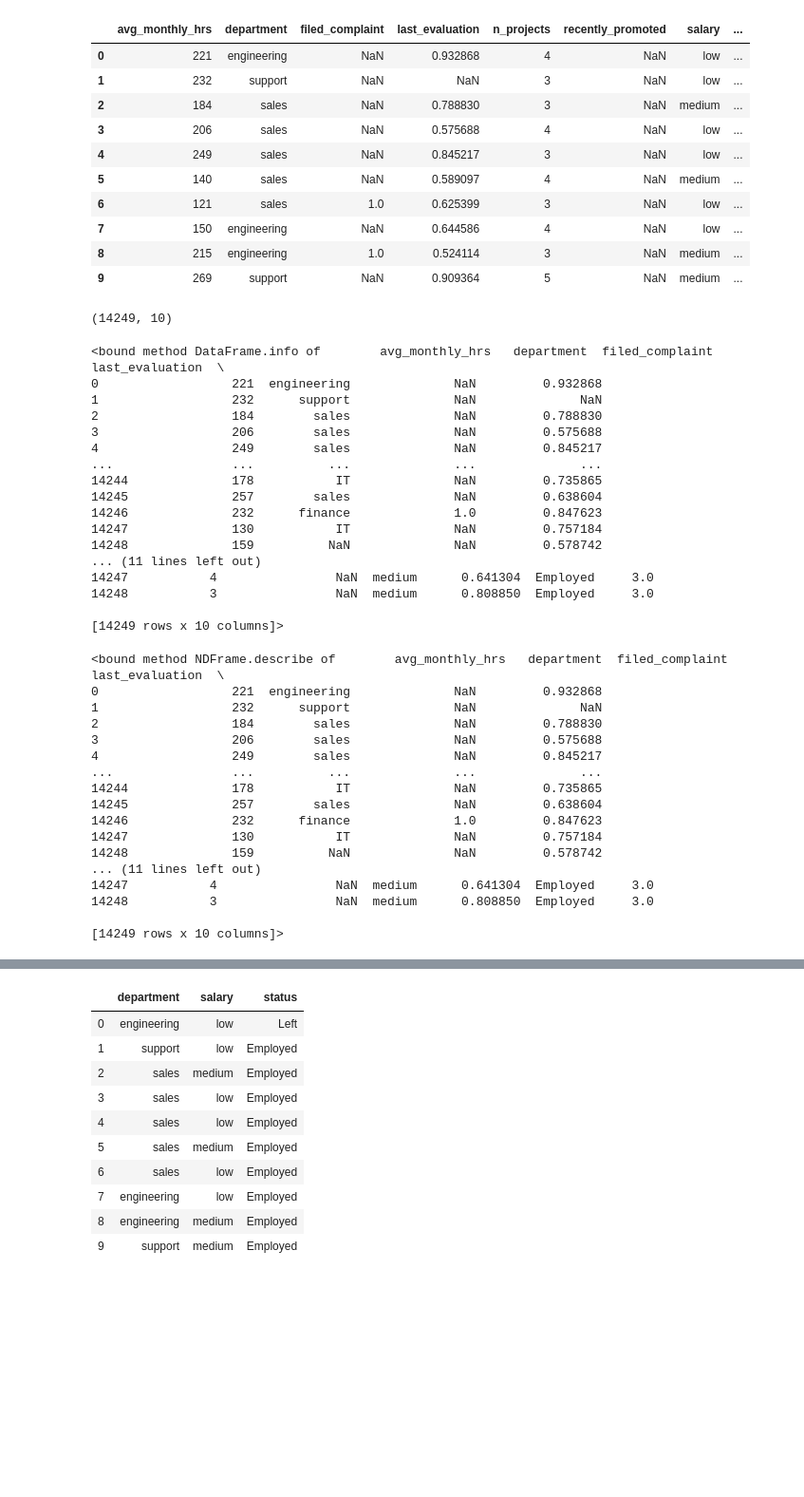
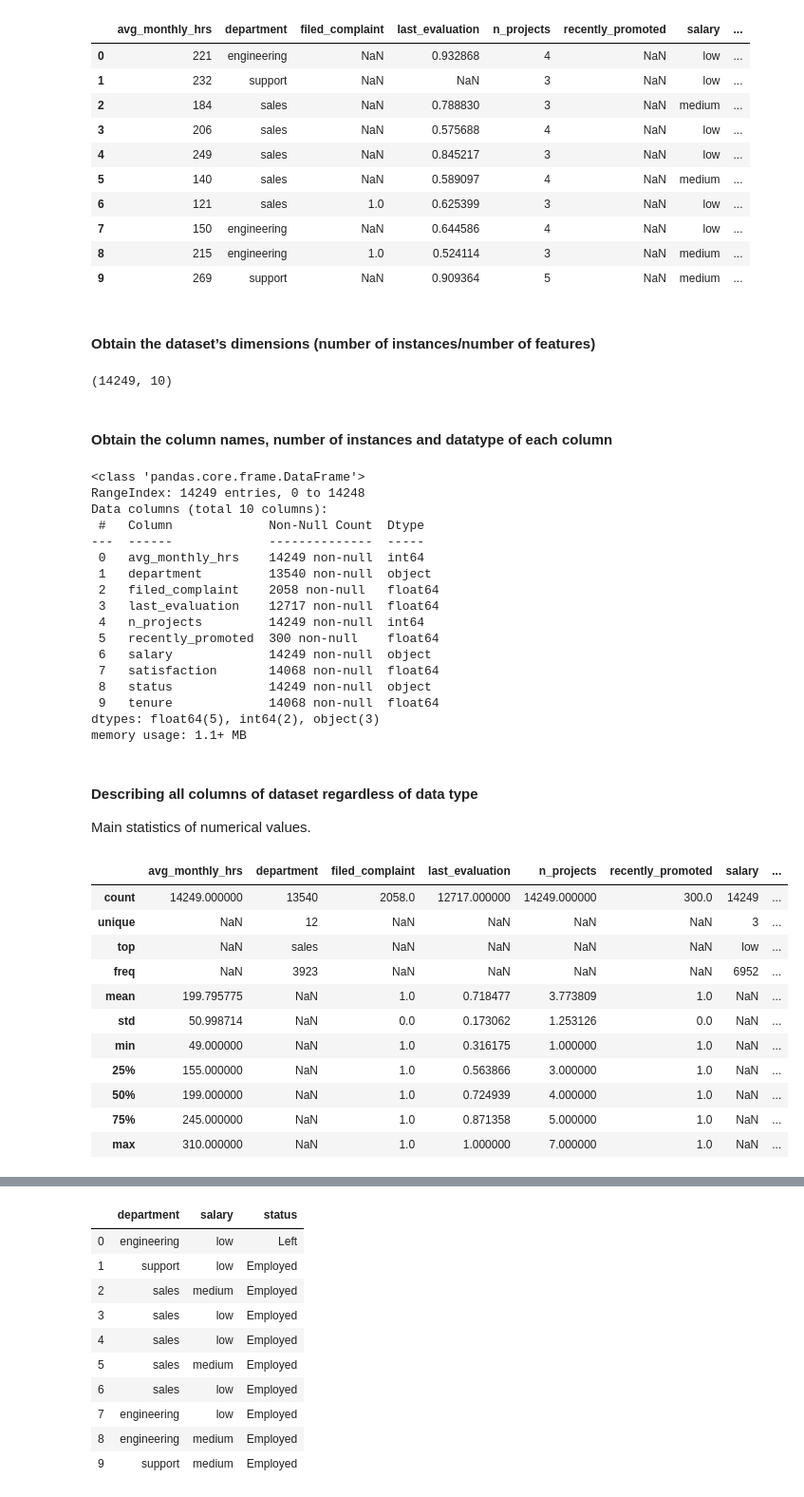
Before and after one commit to zahrachegini100/Machine-Learning, a Jupyter notebook: My_Project_ML.ipynb, the cells around one changed output, grey strips where cells are left out. Shown: that part at 95% size. Saved outputs shown, nothing was run; the diff lists cells and outputs as text; code cells hidden in the pictures; blank space fills up the shorter version.

```diff
--- a/My_Project_ML.ipynb
+++ b/My_Project_ML.ipynb
@@ -23,47 +31,49 @@ employee_data.head(10)
 | 7 | 150 | engineering | NaN | 0.644586 | 4 | NaN | low | ... |
 | 8 | 215 | engineering | 1.0 | 0.524114 | 3 | NaN | medium | ... |
 | 9 | 269 | support | NaN | 0.909364 | 5 | NaN | medium | ... |
+# %% [markdown]
+#### Obtain the dataset’s dimensions (number of instances/number of features)
 # %%
 employee_data.shape
 # %% [output]
 (14249, 10)
+# %% [markdown]
+#### Obtain the column names, number of instances and datatype of each column
 # %%
-employee_data.info
+employee_data.info()
 # %% [output]
-<bound method DataFrame.info of        avg_monthly_hrs   department  filed_complaint  last_evaluation  \
-0                  221  engineering              NaN         0.932868
-1                  232      support              NaN              NaN
-2                  184        sales              NaN         0.788830
-3                  206        sales              NaN         0.575688
-4                  249        sales              NaN         0.845217
-...                ...          ...              ...              ...
-14244              178           IT              NaN         0.735865
-14245              257        sales              NaN         0.638604
-14246              232      finance              1.0         0.847623
-14247              130           IT              NaN         0.757184
-14248              159          NaN              NaN         0.578742
-... (11 lines left out)
-14247           4                NaN  medium      0.641304  Employed     3.0
-14248           3                NaN  medium      0.808850  Employed     3.0
-
-[14249 rows x 10 columns]>
+<class 'pandas.core.frame.DataFrame'>
+RangeIndex: 14249 entries, 0 to 14248
+Data columns (total 10 columns):
+ #   Column             Non-Null Count  Dtype
+---  ------             --------------  -----
+ 0   avg_monthly_hrs    14249 non-null  int64
+ 1   department         13540 non-null  object
+ 2   filed_complaint    2058 non-null   float64
+ 3   last_evaluation    12717 non-null  float64
+ 4   n_projects         14249 non-null  int64
+ 5   recently_promoted  300 non-null    float64
+ 6   salary             14249 non-null  object
+ 7   satisfaction       14068 non-null  float64
+ 8   status             14249 non-null  object
+ 9   tenure             14068 non-null  float64
+dtypes: float64(5), int64(2), object(3)
+memory usage: 1.1+ MB
+# %% [markdown]
+#### Describing all columns of dataset regardless of data type
+Main statistics of numerical values.
 # %%
-employee_data.describe
+employee_data.describe(include = 'all')
 # %% [output]
-<bound method NDFrame.describe of        avg_monthly_hrs   department  filed_complaint  last_evaluation  \
-0                  221  engineering              NaN         0.932868
-1                  232      support              NaN              NaN
-2                  184        sales              NaN         0.788830
-3                  206        sales              NaN         0.575688
-4                  249        sales              NaN         0.845217
-...                ...          ...              ...              ...
-14244              178           IT              NaN         0.735865
-14245              257        sales              NaN         0.638604
-14246              232      finance              1.0         0.847623
-14247              130           IT              NaN         0.757184
-14248              159          NaN              NaN         0.578742
-... (11 lines left out)
-14247           4                NaN  medium      0.641304  Employed     3.0
-14248           3                NaN  medium      0.808850  Employed     3.0
-
-[14249 rows x 10 columns]>
+|  | avg_monthly_hrs | department | filed_complaint | last_evaluation | n_projects | recently_promoted | salary | ... |
+| count | 14249.000000 | 13540 | 2058.0 | 12717.000000 | 14249.000000 | 300.0 | 14249 | ... |
+| unique | NaN | 12 | NaN | NaN | NaN | NaN | 3 | ... |
+| top | NaN | sales | NaN | NaN | NaN | NaN | low | ... |
+| freq | NaN | 3923 | NaN | NaN | NaN | NaN | 6952 | ... |
+| mean | 199.795775 | NaN | 1.0 | 0.718477 | 3.773809 | 1.0 | NaN | ... |
+| std | 50.998714 | NaN | 0.0 | 0.173062 | 1.253126 | 0.0 | NaN | ... |
+| min | 49.000000 | NaN | 1.0 | 0.316175 | 1.000000 | 1.0 | NaN | ... |
+| 25% | 155.000000 | NaN | 1.0 | 0.563866 | 3.000000 | 1.0 | NaN | ... |
+| 50% | 199.000000 | NaN | 1.0 | 0.724939 | 4.000000 | 1.0 | NaN | ... |
+| 75% | 245.000000 | NaN | 1.0 | 0.871358 | 5.000000 | 1.0 | NaN | ... |
+| max | 310.000000 | NaN | 1.0 | 1.000000 | 7.000000 | 1.0 | NaN | ... |
```
Also changed, not shown: parts of 7 cells of this notebook.
